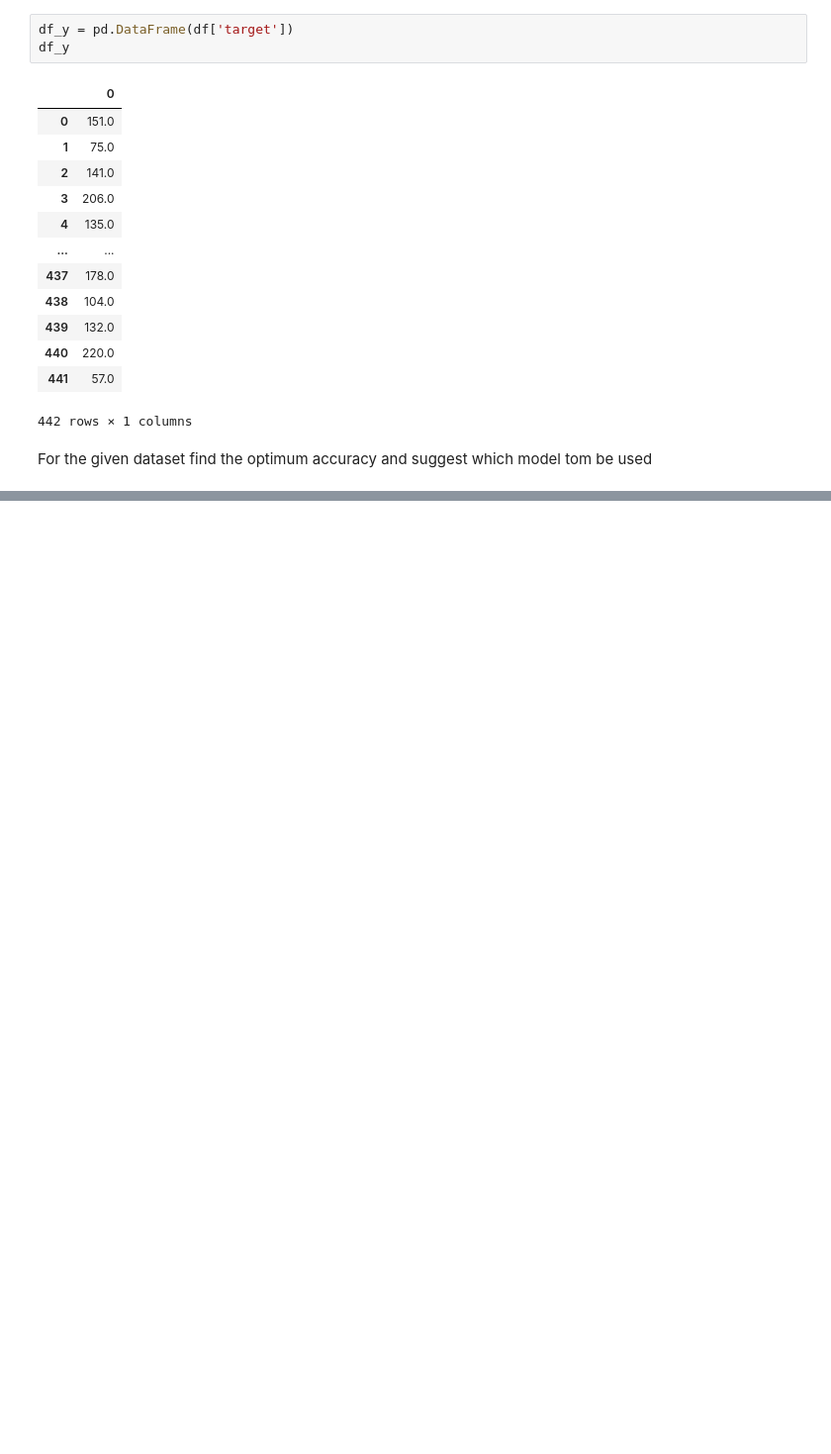
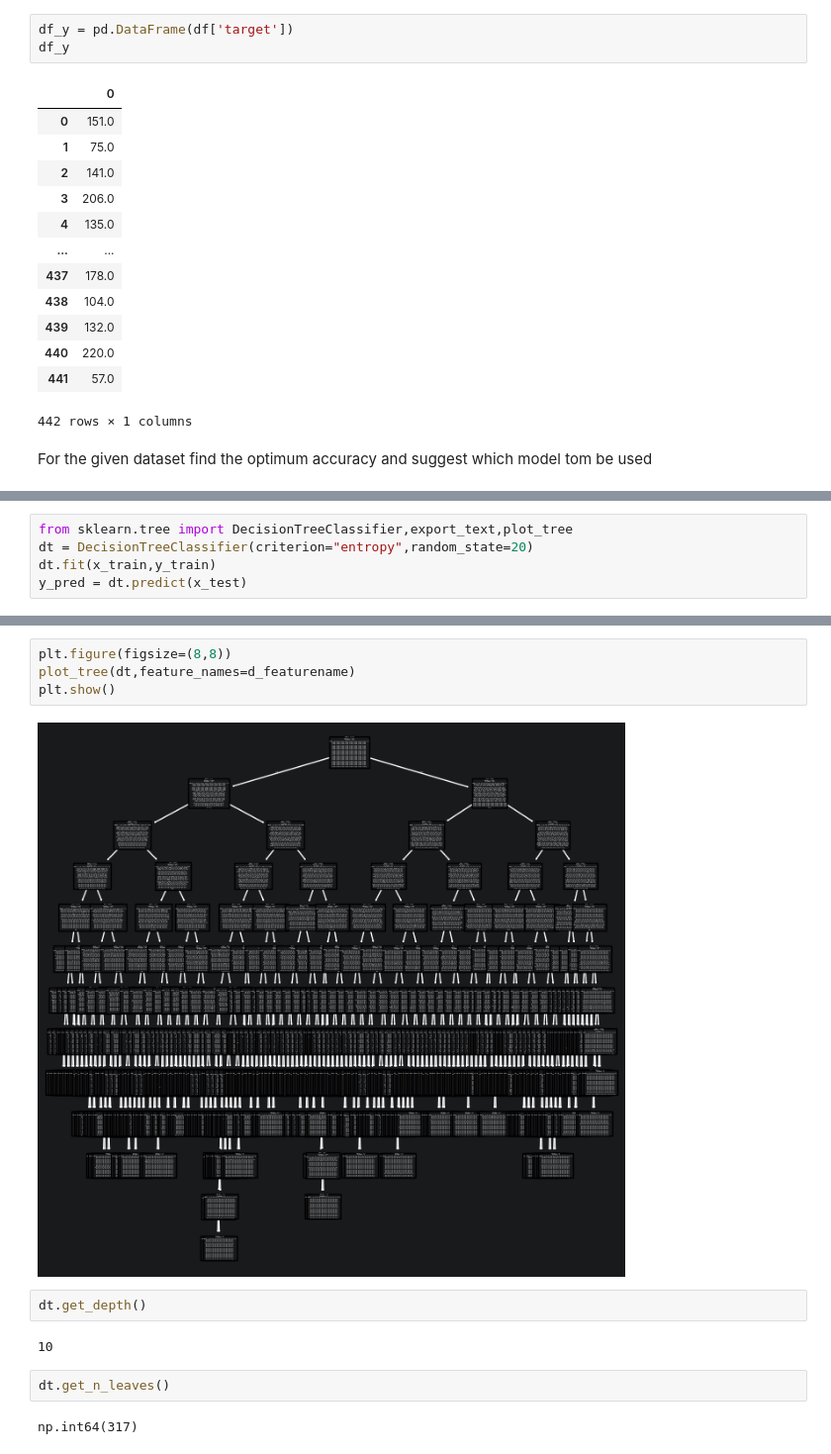
Before and after one commit to dapatel2212/Python-sem4, a Jupyter notebook: decisiontree.ipynb, the cells around one changed output, grey strips where cells are left out. Shown at 99% size. Saved outputs shown, nothing was run; the diff lists cells and outputs as text; blank space fills up the shorter version.

Commit message:
decision tree completed

```diff
--- a/decisiontree.ipynb
+++ b/decisiontree.ipynb
@@ -264,0 +350,5 @@ For the given dataset find the optimum accuracy and suggest which model tom be u
+# %%
+from sklearn.tree import DecisionTreeClassifier,export_text,plot_tree
+dt = DecisionTreeClassifier(criterion="entropy",random_state=20)
+dt.fit(x_train,y_train)
+y_pred = dt.predict(x_test)
@@ -264,0 +376,14 @@ For the given dataset find the optimum accuracy and suggest which model tom be u
+# %%
+plt.figure(figsize=(8,8))
+plot_tree(dt,feature_names=d_featurename)
+plt.show()
+# %% [output]
+[figure, added]
+# %%
+dt.get_depth()
+# %% [output]
+10
+# %%
+dt.get_n_leaves()
+# %% [output]
+np.int64(317)
```
Also changed, not shown: parts of 18 cells of this notebook.
